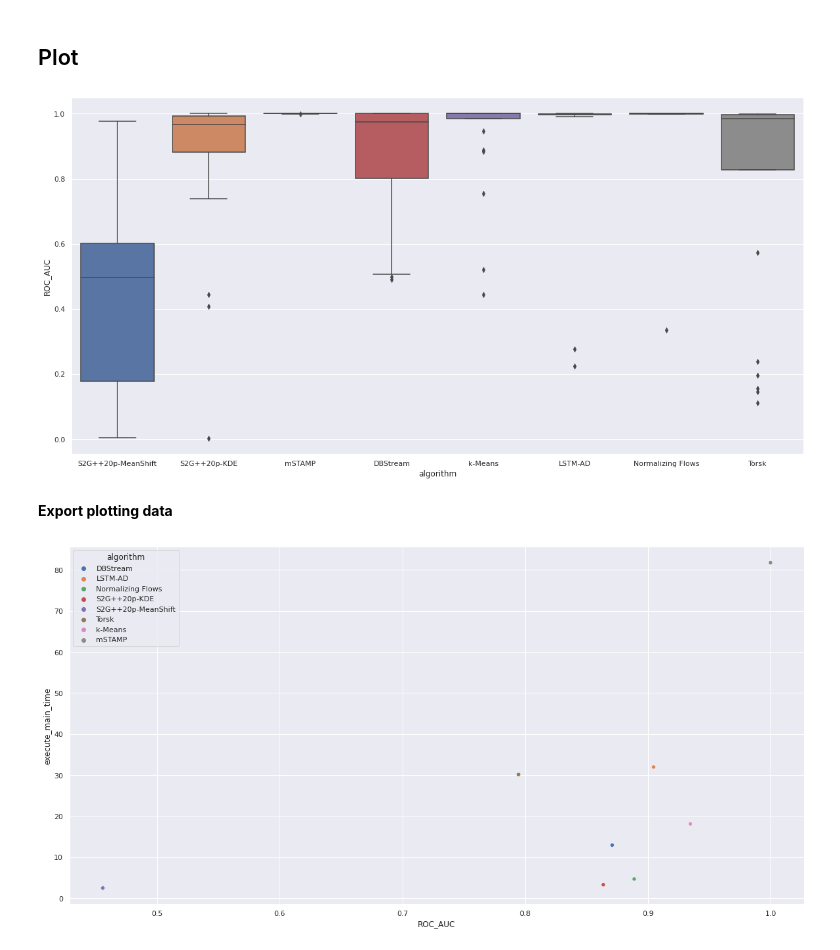
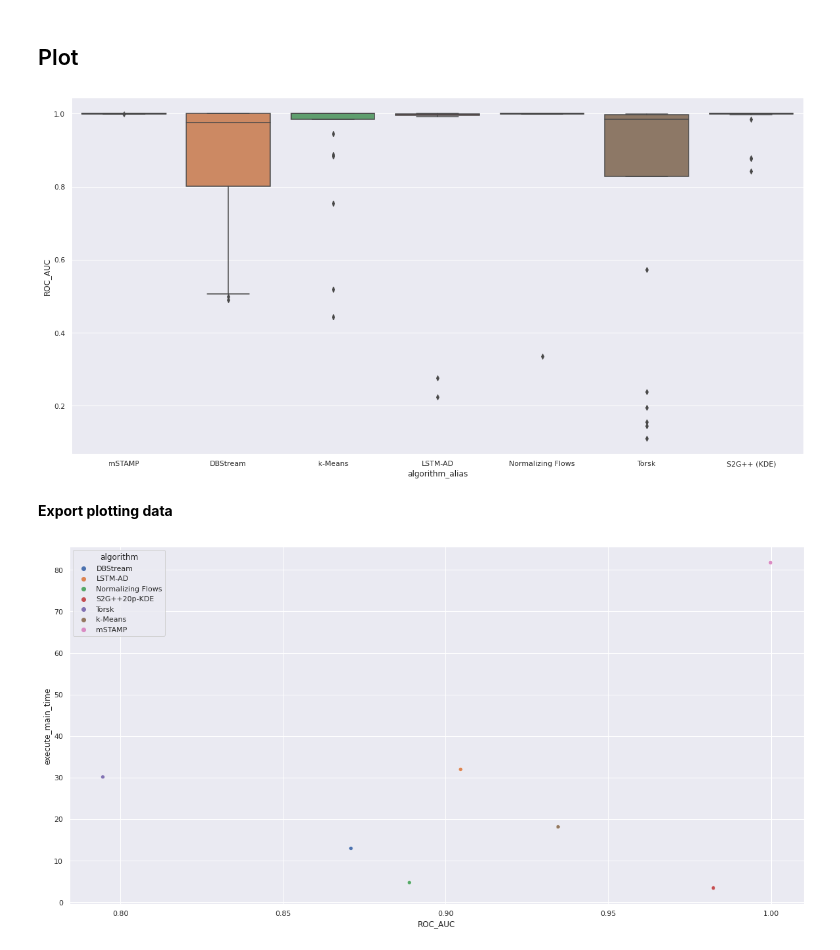
Before and after one commit to HPI-Information-Systems/s2gpp_experiments, a Jupyter notebook: notebooks/Quality.ipynb, the cells around one changed output. Drawn from its saved outputs; the diff is of its cells as text; code cells hidden in the pictures.

```diff
--- a/notebooks/Quality.ipynb
+++ b/notebooks/Quality.ipynb
@@ -14,0 +17,2 @@ df = pd.read_csv("../results/quality/results.csv")
+# %%
+df = df[~(df.algorithm == "S2G++20p-KDE")]
@@ -14,0 +21,5 @@ df = pd.read_csv("../results/quality/results.csv")
+# %%
+s2g_df = pd.read_csv("../results/optimized-quality.csv")
+s2g_df["algorithm"] = "S2G++20p-KDE"
+# %%
+df = pd.concat([df, s2g_df], ignore_index=True)
@@ -28,11 +37,11 @@ df.loc[df.algorithm == "S2G++20p-KDE", "algorithm_alias"] = "S2G++ (KDE)"
 # %%
 sns.set(rc={"figure.figsize":(20, 10)})
 # %%
-algorithms = ["S2G++ (KDE)", "S2G++ (MeanShift)", "mSTAMP", "DBStream", "k-Means", "LSTM-AD", "Normalizing Flows", "Torsk"]
+algorithms = ["S2G++ (KDE)", "mSTAMP", "DBStream", "k-Means", "LSTM-AD", "Normalizing Flows", "Torsk"]
 # %%
-g = sns.boxplot(data=df[df.algorithm_alias.isin(algorithms)], x="algorithm", y="ROC_AUC")
+g = sns.boxplot(data=df[df.algorithm_alias.isin(algorithms)], x="algorithm_alias", y="ROC_AUC")
 # %% [output]
-[figure, old version]
+[figure, new version]
 # %% [markdown]
 __Export plotting data__
 # %%
@@ -40,5 +49,5 @@ df[df.algorithm_alias.isin(algorithms)].pivot_table(index="algorithm", values="R
 # %%
 g = sns.scatterplot(data=df[df.algorithm_alias.isin(algorithms)].groupby("algorithm").mean(), x="ROC_AUC", y="execute_main_time", hue="algorithm")
 # %% [output]
-[figure, old version]
+[figure, new version]
 # %%
```
Also changed, not shown: parts of 10 cells of this notebook, 23 other files.
